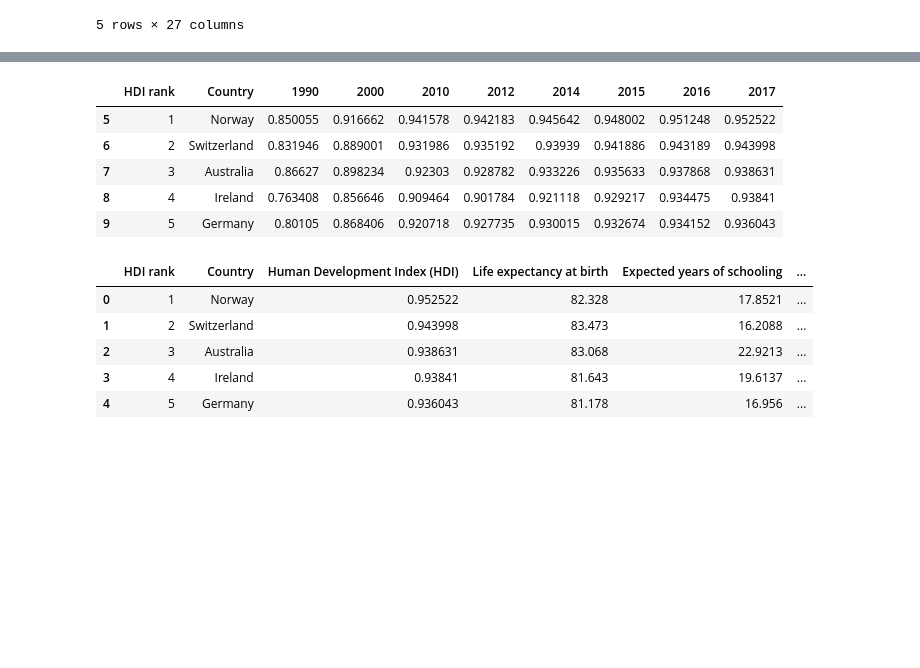
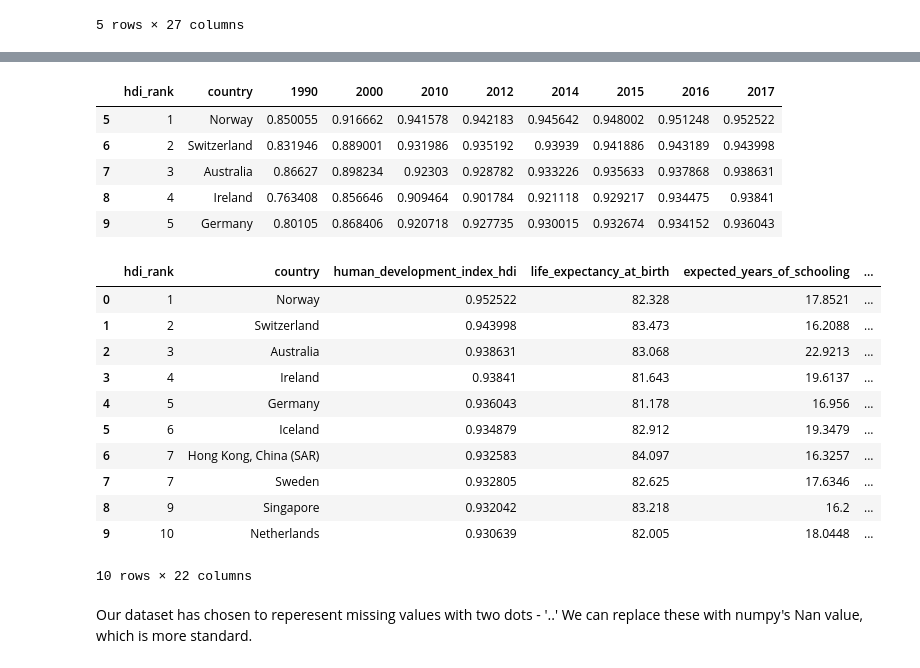
Before and after one commit to CiaranCurran/COMP30760, a Jupyter notebook: undp.ipynb, the cells around one changed output, grey strips where cells are left out. Saved outputs shown, nothing was run; the diff lists cells and outputs as text; code cells hidden in the pictures; blank space fills up the shorter version.

```diff
--- a/undp.ipynb
+++ b/undp.ipynb
@@ -217,6 +207,6 @@ gender_inequality_data.tail()
 
 Finally we can merge our tables on HDI rank and Country
 # %%
-data = pd.merge(data, gender_inequality_data, on=['HDI rank','Country'])
+data = pd.merge(data, gender_inequality_data, on=['hdi_rank','country'])
 data.head()
 # %% [output]
@@ -243,0 +221,7 @@ df.head()
+# %%
+link = "http://hdr.undp.org/sites/default/files/composite_tables/2018_Statistical_Annex_Table_2.xlsx"
+request = Request(url = link, headers = {'User-Agent':'Mozilla/5.0'})
+xld = urlopen(request).read()
+xlds = io.BytesIO(xld)
+df = pd.read_excel(xlds, index_col = False)
+df.head()
@@ -255,6 +247,7 @@ HDI_by_year.head()
 # %%
 headers = df.iloc[2].values.tolist()
 years = df.iloc[3].values.tolist()
+years = list(map(lambda x: str(x), years))
 # %%
 years[0] = headers[0]
 years[1] = headers[1]
@@ -267,21 +269,31 @@ desired_columns
 # %%
 HDI_by_year = HDI_by_year.loc[:, desired_columns]
-HDI_by_year = HDI_by_year[pd.to_numeric(HDI_by_year['HDI rank'], errors='coerce').notnull()]
+HDI_by_year.columns = HDI_by_year.columns.str.lower().str.replace(' ', '_').str.replace('(', '').str.replace(')', '')
+HDI_by_year = HDI_by_year[pd.to_numeric(HDI_by_year['hdi_rank'], errors='coerce').notnull()]
 HDI_by_year.head()
 # %% [output]
-|  | HDI rank | Country | 1990 | 2000 | 2010 | 2012 | 2014 | 2015 | 2016 | 2017 |
+|  | hdi_rank | country | 1990 | 2000 | 2010 | 2012 | 2014 | 2015 | 2016 | 2017 |
 | 5 | 1 | Norway | 0.850055 | 0.916662 | 0.941578 | 0.942183 | 0.945642 | 0.948002 | 0.951248 | 0.952522 |
 | 6 | 2 | Switzerland | 0.831946 | 0.889001 | 0.931986 | 0.935192 | 0.93939 | 0.941886 | 0.943189 | 0.943998 |
 | 7 | 3 | Australia | 0.86627 | 0.898234 | 0.92303 | 0.928782 | 0.933226 | 0.935633 | 0.937868 | 0.938631 |
 | 8 | 4 | Ireland | 0.763408 | 0.856646 | 0.909464 | 0.901784 | 0.921118 | 0.929217 | 0.934475 | 0.93841 |
 | 9 | 5 | Germany | 0.80105 | 0.868406 | 0.920718 | 0.927735 | 0.930015 | 0.932674 | 0.934152 | 0.936043 |
 # %%
-data = pd.merge(data, HDI_by_year, on=['HDI rank','Country'])
-data.head()
+data = pd.merge(data, HDI_by_year, on=['hdi_rank','country'])
+data.head(10)
 # %% [output]
-|  | HDI rank | Country | Human Development Index (HDI) | Life expectancy at birth | Expected years of schooling | ... |
+|  | hdi_rank | country | human_development_index_hdi | life_expectancy_at_birth | expected_years_of_schooling | ... |
 | 0 | 1 | Norway | 0.952522 | 82.328 | 17.8521 | ... |
 | 1 | 2 | Switzerland | 0.943998 | 83.473 | 16.2088 | ... |
 | 2 | 3 | Australia | 0.938631 | 83.068 | 22.9213 | ... |
 | 3 | 4 | Ireland | 0.93841 | 81.643 | 19.6137 | ... |
 | 4 | 5 | Germany | 0.936043 | 81.178 | 16.956 | ... |
+| 5 | 6 | Iceland | 0.934879 | 82.912 | 19.3479 | ... |
+| 6 | 7 | Hong Kong, China (SAR) | 0.932583 | 84.097 | 16.3257 | ... |
+| 7 | 7 | Sweden | 0.932805 | 82.625 | 17.6346 | ... |
+| 8 | 9 | Singapore | 0.932042 | 83.218 | 16.2 | ... |
+| 9 | 10 | Netherlands | 0.930639 | 82.005 | 18.0448 | ... |
+10 rows × 22 columns
+# %% [markdown]
+Our dataset has chosen to reperesent missing values with two dots - '..'
+We can replace these with numpy's Nan value, which is more standard.
```
Also changed, not shown: parts of 47 cells of this notebook.
